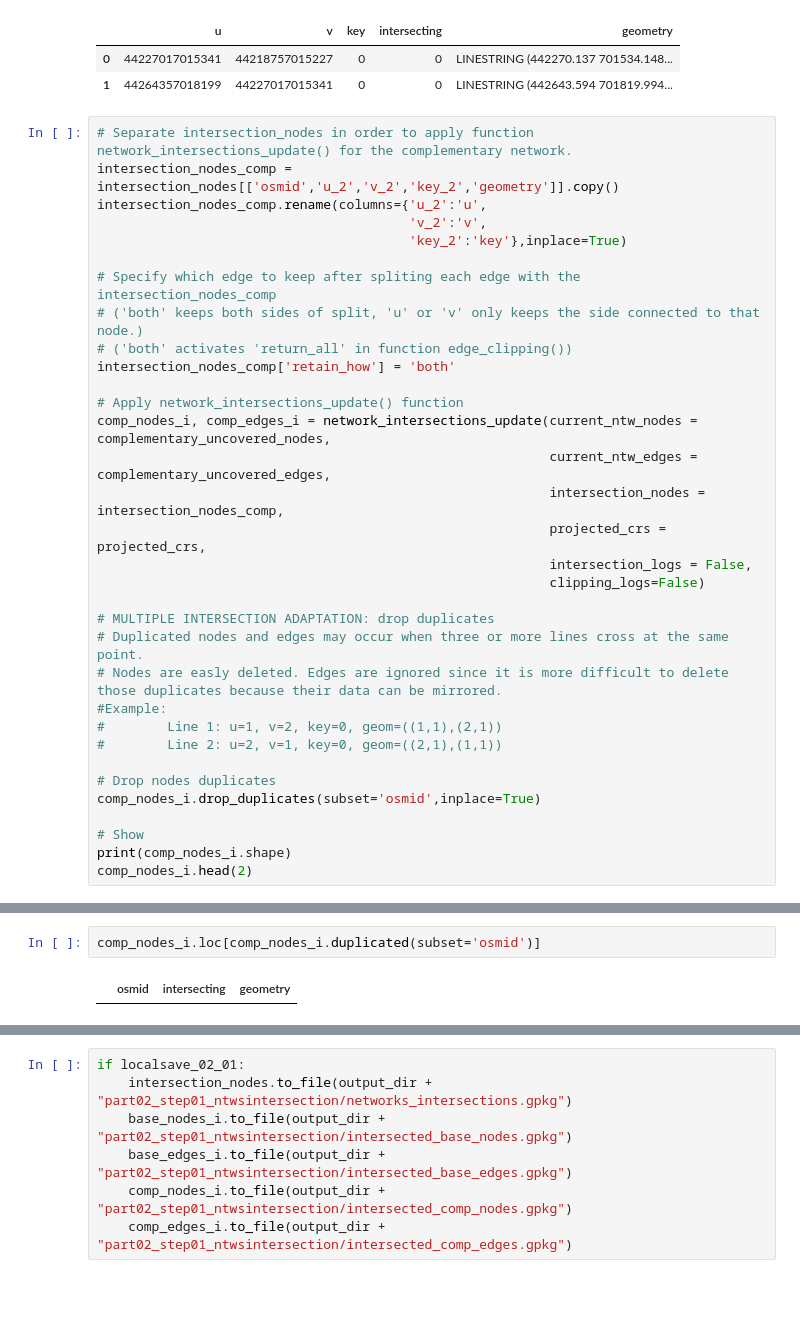
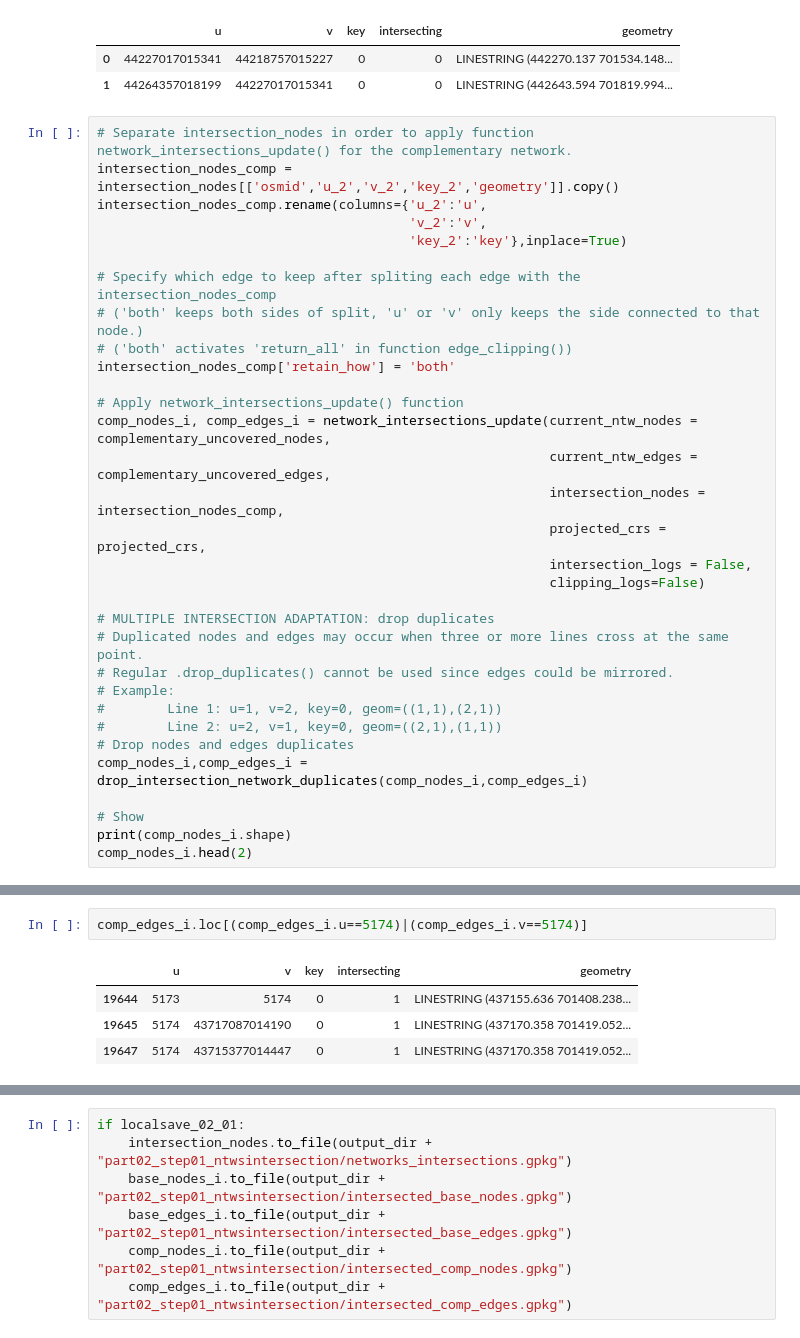
Before and after one commit to Observatorio-Ciudades/accesibilidad-urbana, a Jupyter notebook: notebooks/projects/volvo/10_[Final]_tessellations_boeing_ntw_join.ipynb, the cells around one changed output, grey strips where cells are left out. Drawn from its saved outputs; the diff is of its cells as text; blank space fills up the shorter version.

Commit message:
Medellin's ntws join - drop_ntw_dups integration wip01

```diff
--- a/notebooks/projects/volvo/10_[Final]_tessellations_boeing_ntw_join.ipynb
+++ b/notebooks/projects/volvo/10_[Final]_tessellations_boeing_ntw_join.ipynb
@@ -1782,13 +1971,12 @@ comp_nodes_i, comp_edges_i = network_intersections_update(current_ntw_nodes = co
 
 # MULTIPLE INTERSECTION ADAPTATION: drop duplicates
 # Duplicated nodes and edges may occur when three or more lines cross at the same point.
-# Nodes are easly deleted. Edges are ignored since it is more difficult to delete those duplicates because their data can be mirrored.
-#Example:
+# Regular .drop_duplicates() cannot be used since edges could be mirrored.
+# Example:
 #        Line 1: u=1, v=2, key=0, geom=((1,1),(2,1))
 #        Line 2: u=2, v=1, key=0, geom=((2,1),(1,1))
-
-# Drop nodes duplicates
-comp_nodes_i.drop_duplicates(subset='osmid',inplace=True)
+# Drop nodes and edges duplicates
+comp_nodes_i,comp_edges_i = drop_intersection_network_duplicates(comp_nodes_i,comp_edges_i)
 
 # Show
 print(comp_nodes_i.shape)
@@ -1800,10 +2002,13 @@ Finished updating network.
 |  | osmid | intersecting | geometry |
 | 0 | 42974016709673 | 0 | POINT (429740.185 670967.387) |
 | 1 | 42981386709400 | 0 | POINT (429813.859 670940.080) |
-# %%
-comp_nodes_i.loc[comp_nodes_i.duplicated(subset='osmid')]
-# %% [output]
-|  | osmid | intersecting | geometry |
+# %%
+comp_edges_i.loc[(comp_edges_i.u==5174)|(comp_edges_i.v==5174)]
+# %% [output]
+|  | u | v | key | intersecting | geometry |
+| 19644 | 5173 | 5174 | 0 | 1 | LINESTRING (437155.636 701408.238... |
+| 19645 | 5174 | 43717087014190 | 0 | 1 | LINESTRING (437170.358 701419.052... |
+| 19647 | 5174 | 43715377014447 | 0 | 1 | LINESTRING (437170.358 701419.052... |
 # %%
 print(comp_edges_i.shape)
 comp_edges_i.head(2)
```
Also changed, not shown: parts of 7 cells of this notebook.
